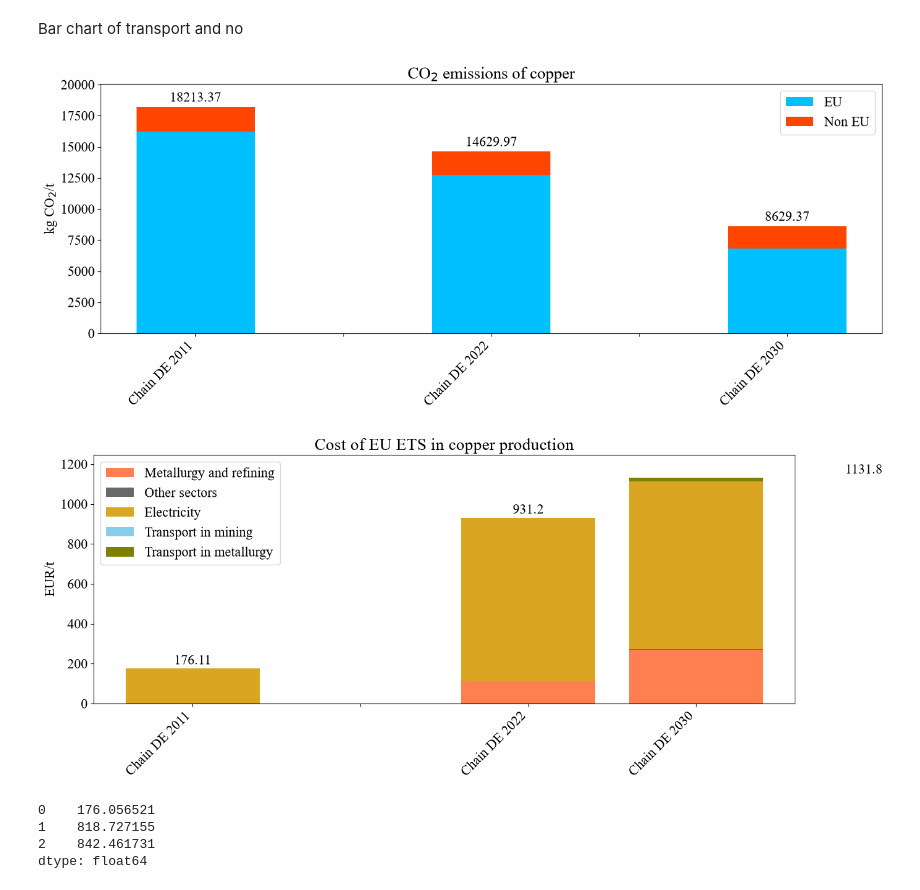
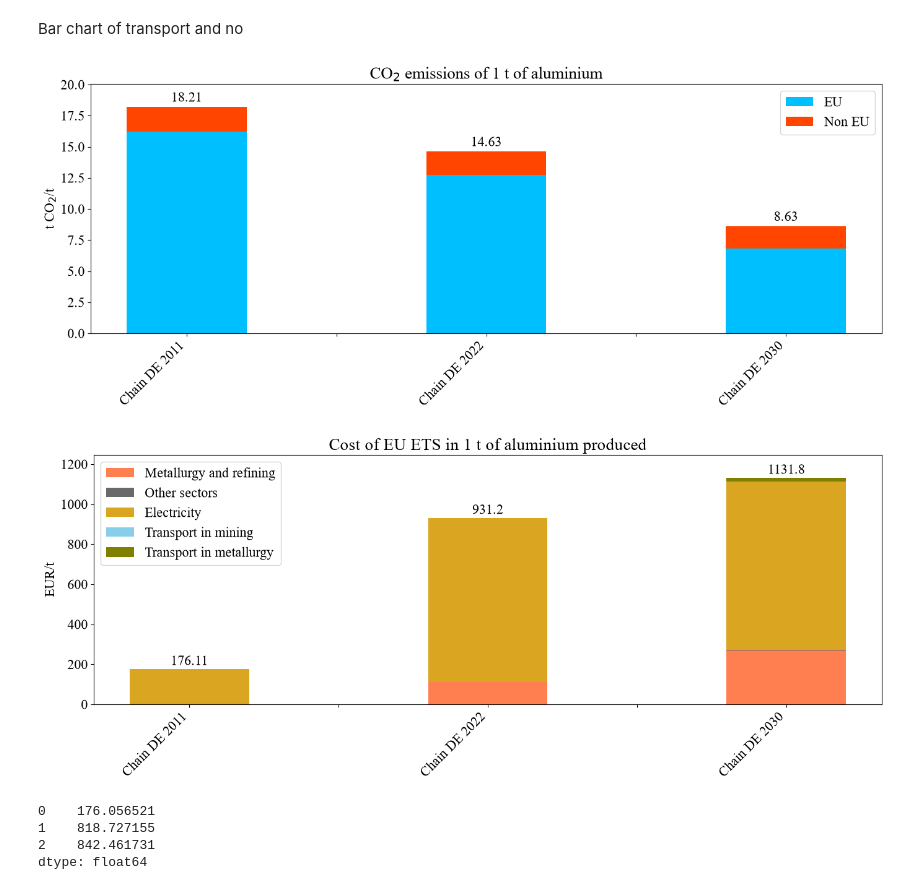
Before and after one commit to Martinez-Hernando/EU_ETS_aluminium, a Jupyter notebook: Code_Exiobase_EU_ETS aluminium.ipynb, the cells around one changed output. Cells and saved outputs as stored; diff of their text form; code cells hidden in the pictures.

```diff
--- a/Code_Exiobase_EU_ETS aluminium.ipynb
+++ b/Code_Exiobase_EU_ETS aluminium.ipynb
@@ -1270,31 +1270,31 @@ Bar chart of transport and no
 # %%
 
 
-impact_mining_c211=impact_mining_211['Carbon dioxide, fossil', 'tonnes', 'air'].groupby(level='region').sum()*1000
+impact_mining_c211=impact_mining_211['Carbon dioxide, fossil', 'tonnes', 'air'].groupby(level='region').sum()
 impact_mining_eu211=impact_mining_c211[eu_countries].sum(axis=0)
 impact_mining_noneu211=impact_mining_c211[non_eu_countries].sum(axis=0)
 
-impact_metal_c211=impact_metal_211['Carbon dioxide, fossil', 'tonnes', 'air'].groupby(level='region').sum()*1000
+impact_metal_c211=impact_metal_211['Carbon dioxide, fossil', 'tonnes', 'air'].groupby(level='region').sum()
 impact_metal_eu211=impact_metal_c211[eu_countries].sum(axis=0)
 impact_metal_noneu211=impact_metal_c211[non_eu_countries].sum(axis=0)
 
 
 
-impact_mining_c2=impact_mining_2['Carbon dioxide, fossil', 'tonnes', 'air'].groupby(level='region').sum()*1000
+impact_mining_c2=impact_mining_2['Carbon dioxide, fossil', 'tonnes', 'air'].groupby(level='region').sum()
 impact_mining_eu2=impact_mining_c2[eu_countries].sum(axis=0)
 impact_mining_noneu2=impact_mining_c2[non_eu_countries].sum(axis=0)
 
-impact_metal_c2=impact_metal_2['Carbon dioxide, fossil', 'tonnes', 'air'].groupby(level='region').sum()*1000
+impact_metal_c2=impact_metal_2['Carbon dioxide, fossil', 'tonnes', 'air'].groupby(level='region').sum()
 impact_metal_eu2=impact_metal_c2[eu_countries].sum(axis=0)
 impact_metal_noneu2=impact_metal_c2[non_eu_countries].sum(axis=0)
 
 
 
-impact_mining_c230=impact_mining_230['Carbon dioxide, fossil', 'tonnes', 'air'].groupby(level='region').sum()*1000
+impact_mining_c230=impact_mining_230['Carbon dioxide, fossil', 'tonnes', 'air'].groupby(level='region').sum()
 impact_mining_eu230=impact_mining_c230[eu_countries].sum(axis=0)
 impact_mining_noneu230=impact_mining_c230[non_eu_countries].sum(axis=0)
 
-impact_metal_c230=impact_metal_230['Carbon dioxide, fossil', 'tonnes', 'air'].groupby(level='region').sum()*1000
+impact_metal_c230=impact_metal_230['Carbon dioxide, fossil', 'tonnes', 'air'].groupby(level='region').sum()
 impact_metal_eu230=impact_metal_c230[eu_countries].sum(axis=0)
 impact_metal_noneu230=impact_metal_c230[non_eu_countries].sum(axis=0)
 
@@ -1317,13 +1317,13 @@ for i, (total, label) in enumerate(zip(total_sum, labels)):
 
 ax.legend()
 ax.set_ylim(0, max(total_sum)*1.1)
-plt.ylabel('kg CO$_2$/t')
-plt.title('CO$_2$ emissions of copper')
+plt.ylabel('t CO$_2$/t')
+plt.title('CO$_2$ emissions of 1 t of aluminium')
 plt.xticks(rotation=45, ha='right')  # Rota las etiquetas 45 grados
 plt.tight_layout()
 plt.show()
 # %% [output]
-[figure, old version]
+[figure, new version]
 # %%
 Cost_DE_2011=0
 Cost_DE_2011_other=Cost_other_sectors_cbam_sum.iloc[0]
@@ -1352,36 +1352,36 @@ Cost_DE_2030_other=Cost_other_sectors_cbam_sum.iloc[2]+Cost_alum_sum.iloc[2]+Cos
 Cost_DE_2030_electricity=Cost_electricity_sum.iloc[2]
 
 
 Cost_trans_mining=[Cost_DE_2011,  space, Cost_DE_2022_trans_mining, space, Cost_DE_2030_trans_mining]
 Cost_trans_metal=[Cost_DE_2011, space, Cost_DE_2022_trans_metal, space, Cost_DE_2030_trans_metal]
 Cost_direct=[Cost_DE_2011, space, Cost_DE_2022_direct, space, Cost_DE_2030_direct]
 Cost_other=[Cost_DE_2011_other, space, Cost_DE_2022_other, space, Cost_DE_2030_other]
 Cost_electricity=[Cost_DE_2011_electricity, space, Cost_DE_2022_electricity, space, Cost_DE_2030_electricity]
 
 total_sum=[electricity + direct + other + mining + metal for electricity, direct, other, mining, metal in zip(Cost_electricity, Cost_direct, Cost_other, Cost_trans_mining, Cost_trans_metal)]
-labels=['Chain DE 2011','', 'Chain DE 2022','', 'Chain DE 2030']
+labels=['Chain DE 2011','', 'Chain DE 2022',' ', 'Chain DE 2030']
 
 fig, ax = plt.subplots(figsize=(14, 6))
 bars1=ax.bar(labels, Cost_direct , label='Metallurgy and refining', color='coral')
 bars2=ax.bar(labels, Cost_other, bottom=Cost_direct, label='Other sectors', color='dimgray')
 bars3=ax.bar(labels, Cost_electricity, bottom=np.array(Cost_other)+np.array(Cost_direct), label='Electricity', color='goldenrod')
 bars4=ax.bar(labels, Cost_trans_mining, bottom=np.array(Cost_electricity)+np.array(Cost_other)+np.array(Cost_direct), label='Transport in mining', color='skyblue')
 bars5=ax.bar(labels, Cost_trans_metal, bottom=np.array(Cost_electricity)+np.array(Cost_other)+np.array(Cost_direct)+np.array(Cost_trans_mining), label='Transport in metallurgy', color='olive')
 
 for i, (total, label) in enumerate(zip(total_sum, labels)):
     if label.strip()!='' and total not in (0, None):
         ax.text(i, total+0.005*max(total_sum), str(round(total, 2)), ha='center', va='bottom', color='black')
 
 
 ax.legend()
 ax.set_ylim(0, max(total_sum)*1.1)
 plt.ylabel('EUR/t')
-plt.title('Cost of EU ETS in copper production')
+plt.title('Cost of EU ETS in 1 t of aluminium produced')
 plt.xticks(rotation=45, ha='right')  # Rota las etiquetas 45 grados
 plt.tight_layout()
 plt.show()
 # %% [output]
-[figure, old version]
+[figure, new version]
 # %%
 Cost_electricity_sum
 # %% [output]
```
